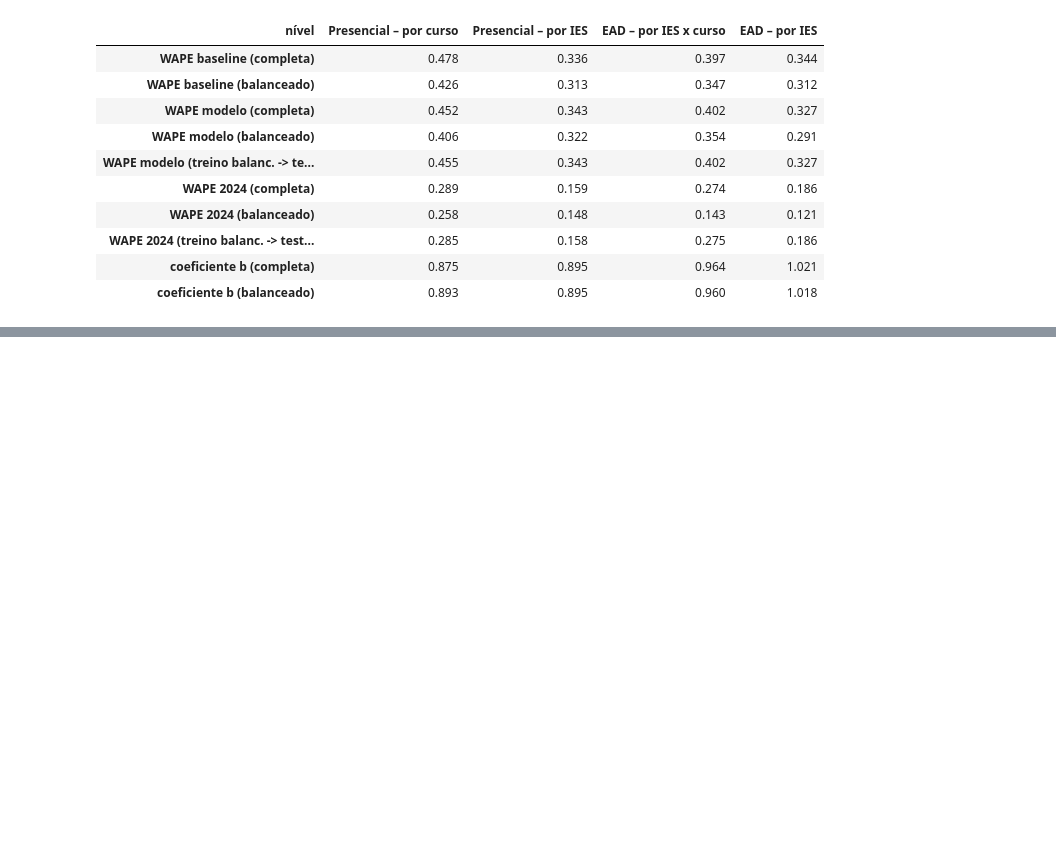
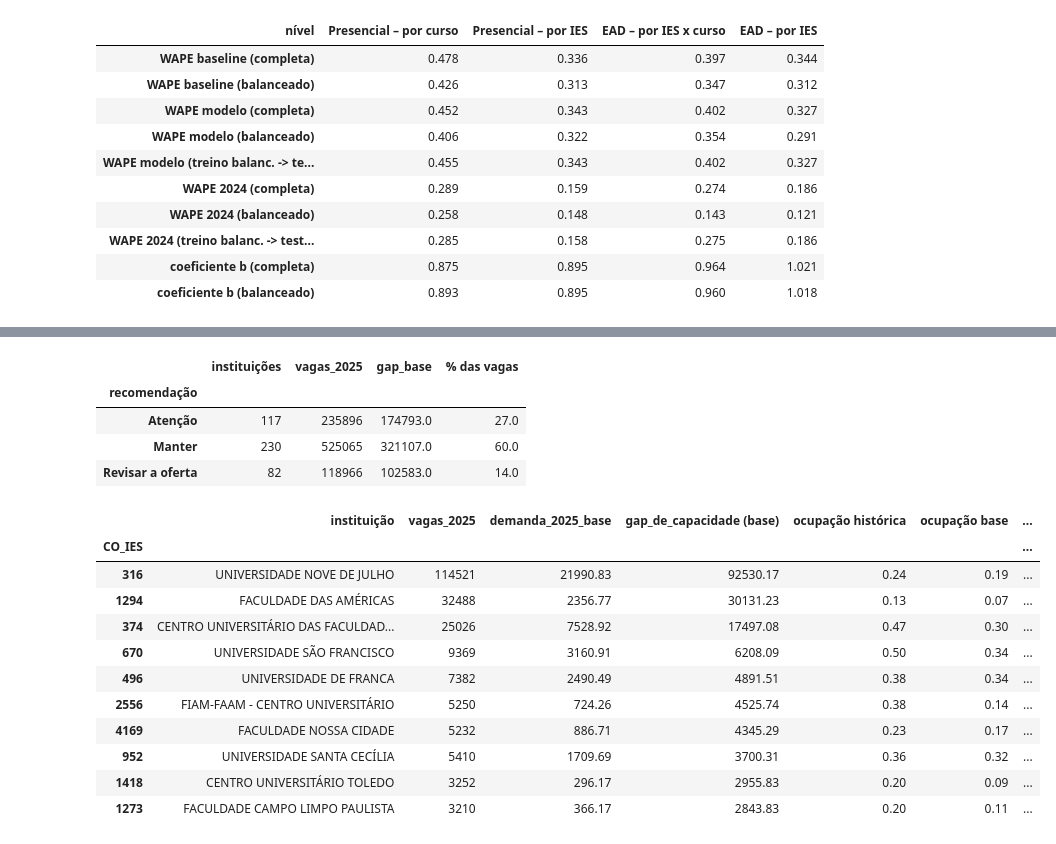
Before and after one commit to janeduardo19/regressao_linear_impacta, a Jupyter notebook: regression.ipynb, the cells around one changed output, grey strips where cells are left out. Drawn from its saved outputs; the diff is of its cells as text; code cells hidden in the pictures; blank space fills up the shorter version.

```diff
--- a/regression.ipynb
+++ b/regression.ipynb
@@ -1265,0 +1582,52 @@ display(sens.round(3).T)
+# %%
+VAGAS_PLANEJADAS_2025 = {}   # opcional: {COD_IES: vagas planejadas para 2025}; vazio = usa as vagas de 2024
+
+vagas_2024 = pres_df[pres_df["ANO_CENSO"] == 2024].groupby("COD_IES")["QTD_VAGAS_NOVAS"].sum()
+hist = pres_df[pres_df["ANO_CENSO"].between(2019, 2024)].groupby("COD_IES")[["QTD_INGRESSANTES_VAGAS_NOVAS", "QTD_VAGAS_NOVAS"]].sum()
+ocup_hist = (hist["QTD_INGRESSANTES_VAGAS_NOVAS"] / hist["QTD_VAGAS_NOVAS"].replace(0, np.nan)).rename("ocupação histórica")
+
+gap = cen["Presencial"].set_index("CO_IES").join(vagas_2024.rename("vagas_2024")).join(ocup_hist)
+gap["vagas_2025"] = [VAGAS_PLANEJADAS_2025.get(i, v) for i, v in zip(gap.index, gap["vagas_2024"])]
+gap = gap[gap["vagas_2025"] > 0].dropna(subset=["ocupação histórica"]).copy()
+for c in ["pessimista", "base", "otimista"]:
+    gap[f"ocupação {c}"] = gap[f"demanda_2025_{c}"] / gap["vagas_2025"]
+gap["gap_de_capacidade (base)"] = gap["vagas_2025"] - gap["demanda_2025_base"]
+
+
+def regra(l):
+    limite = 0.9 * l["ocupação histórica"]
+    if l["ocupação otimista"] < limite:
+        return "Revisar a oferta"
+    if l["ocupação base"] < limite:
+        return "Atenção"
+    return "Manter"
+
+
+gap["recomendação"] = gap.apply(regra, axis=1)
+resumo_reg = gap.groupby("recomendação").agg(instituições=("vagas_2025", "size"), vagas_2025=("vagas_2025", "sum"),
+                                              gap_base=("gap_de_capacidade (base)", "sum"))
+resumo_reg["% das vagas"] = (resumo_reg["vagas_2025"] / resumo_reg["vagas_2025"].sum() * 100).round(1)
+display(resumo_reg.round(0))
+
+top_rev = gap[gap["recomendação"] != "Manter"].sort_values("gap_de_capacidade (base)", ascending=False).head(10).copy()
+top_rev.insert(0, "instituição", top_rev.index.map(nomes_ies))
+display(top_rev[["instituição", "vagas_2025", "demanda_2025_base", "gap_de_capacidade (base)",
+                 "ocupação histórica", "ocupação base", "ocupação otimista", "recomendação"]].round(2))
+# %% [output]
+|  | instituições | vagas_2025 | gap_base | % das vagas |
+| recomendação |  |  |  |  |
+| Atenção | 117 | 235896 | 174793.0 | 27.0 |
+| Manter | 230 | 525065 | 321107.0 | 60.0 |
+| Revisar a oferta | 82 | 118966 | 102583.0 | 14.0 |
+|  | instituição | vagas_2025 | demanda_2025_base | gap_de_capacidade (base) | ocupação histórica | ocupação base | ... |
+| CO_IES |  |  |  |  |  |  | ... |
+| 316 | UNIVERSIDADE NOVE DE JULHO | 114521 | 21990.83 | 92530.17 | 0.24 | 0.19 | ... |
+| 1294 | FACULDADE DAS AMÉRICAS | 32488 | 2356.77 | 30131.23 | 0.13 | 0.07 | ... |
+| 374 | CENTRO UNIVERSITÁRIO DAS FACULDAD... | 25026 | 7528.92 | 17497.08 | 0.47 | 0.30 | ... |
+| 670 | UNIVERSIDADE SÃO FRANCISCO | 9369 | 3160.91 | 6208.09 | 0.50 | 0.34 | ... |
+| 496 | UNIVERSIDADE DE FRANCA | 7382 | 2490.49 | 4891.51 | 0.38 | 0.34 | ... |
+| 2556 | FIAM-FAAM - CENTRO UNIVERSITÁRIO | 5250 | 724.26 | 4525.74 | 0.38 | 0.14 | ... |
+| 4169 | FACULDADE NOSSA CIDADE | 5232 | 886.71 | 4345.29 | 0.23 | 0.17 | ... |
+| 952 | UNIVERSIDADE SANTA CECÍLIA | 5410 | 1709.69 | 3700.31 | 0.36 | 0.32 | ... |
+| 1418 | CENTRO UNIVERSITÁRIO TOLEDO | 3252 | 296.17 | 2955.83 | 0.20 | 0.09 | ... |
+| 1273 | FACULDADE CAMPO LIMPO PAULISTA | 3210 | 366.17 | 2843.83 | 0.20 | 0.11 | ... |
```
Also changed, not shown: parts of 61 cells of this notebook, 1 other file.
